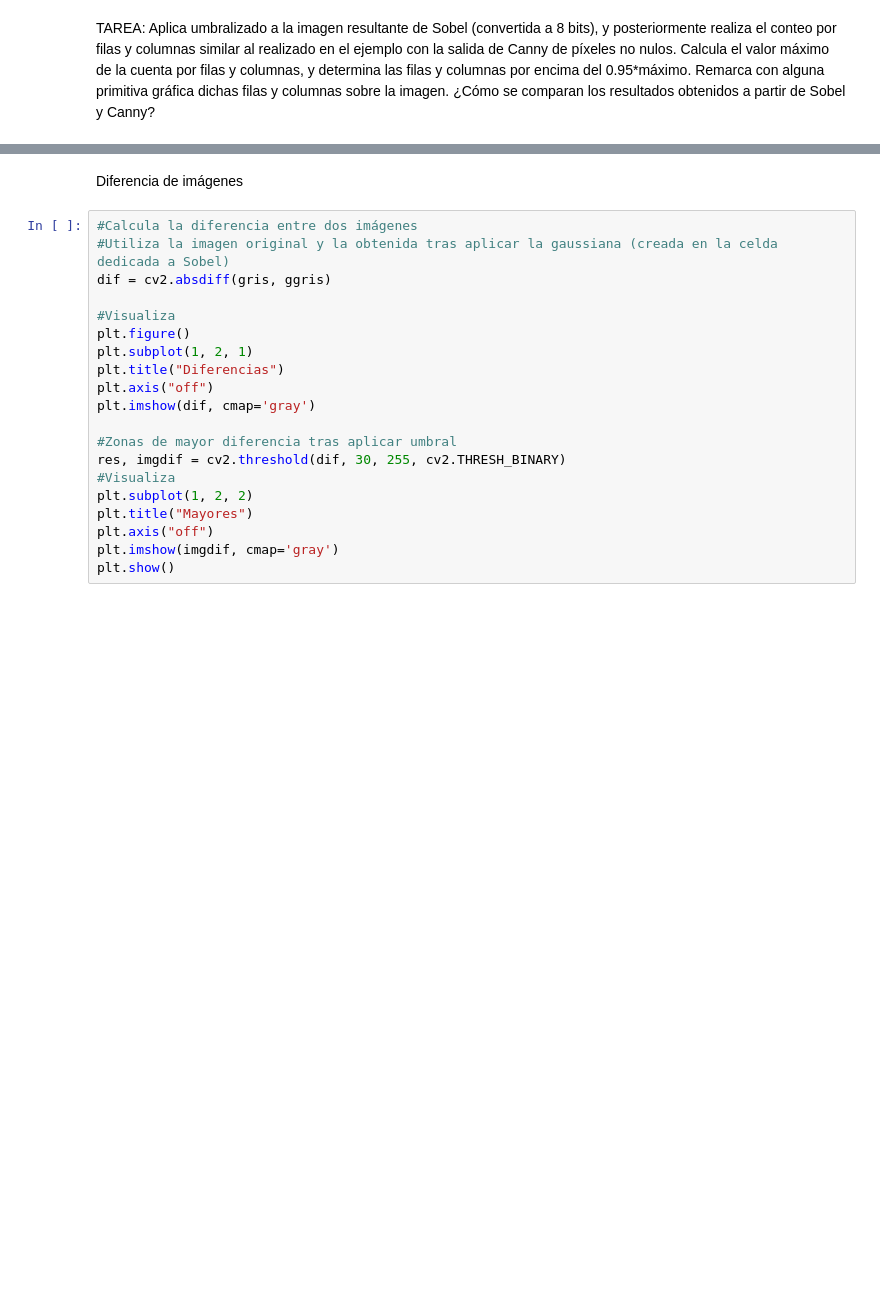
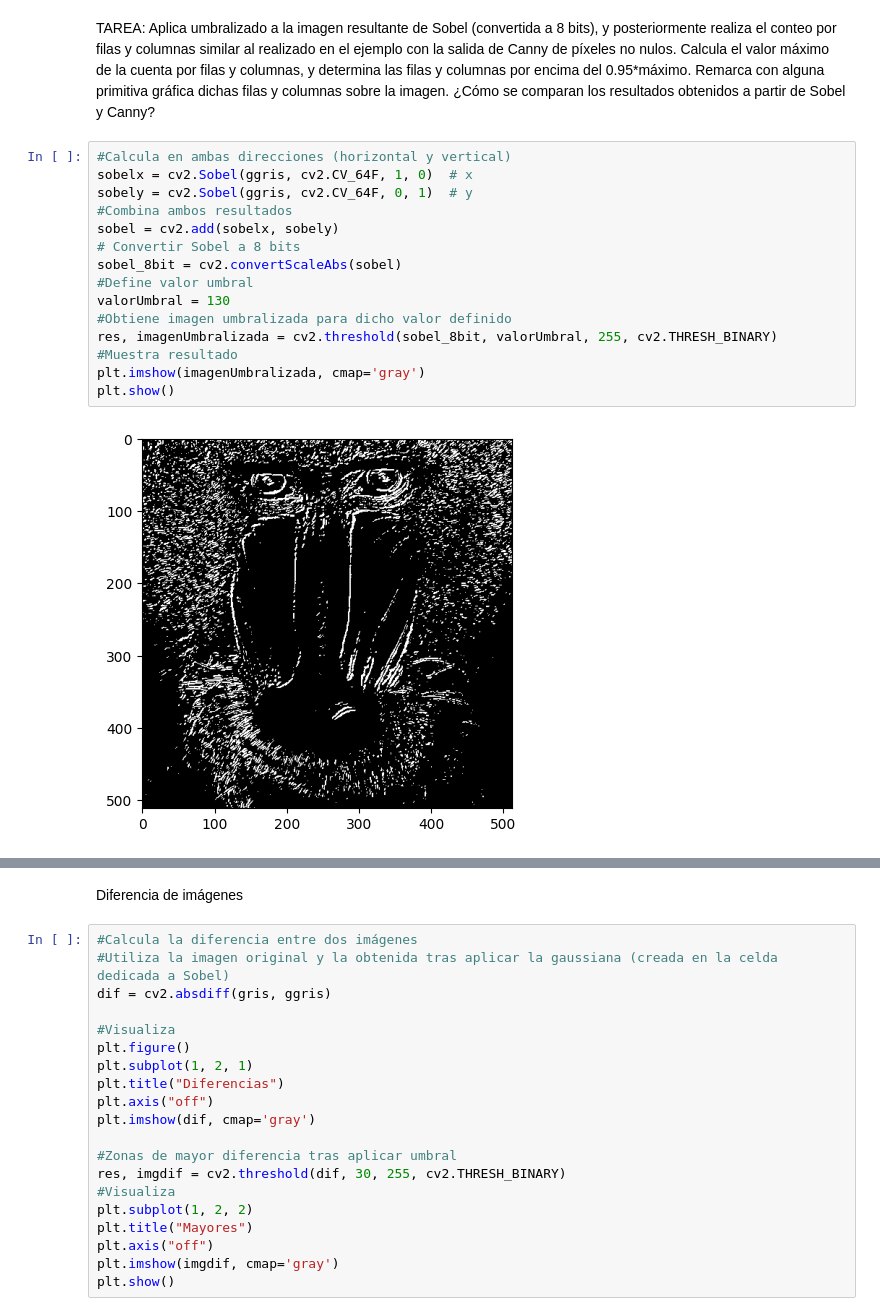
Before and after one commit to miguetech16/VC-Practicas, a Jupyter notebook: P2/VC_P2.ipynb, the cells around one changed output, grey strips where cells are left out. Cells and saved outputs as stored; diff of their text form; blank space fills up the shorter version.

```diff
--- a/P2/VC_P2.ipynb
+++ b/P2/VC_P2.ipynb
@@ -231,2 +245,19 @@ plt.xlim([0, 256])
 # %% [markdown]
 TAREA: Aplica umbralizado a la imagen resultante de Sobel (convertida a 8 bits), y posteriormente realiza el conteo por filas y columnas similar al realizado en el ejemplo con la salida de Canny de píxeles no nulos. Calcula el valor máximo de la cuenta por filas y columnas, y determina las filas y columnas por encima del 0.95*máximo. Remarca con alguna primitiva gráfica dichas filas y columnas sobre la imagen. ¿Cómo se comparan los resultados obtenidos a partir de Sobel y Canny?
+# %%
+#Calcula en ambas direcciones (horizontal y vertical)
+sobelx = cv2.Sobel(ggris, cv2.CV_64F, 1, 0)  # x
+sobely = cv2.Sobel(ggris, cv2.CV_64F, 0, 1)  # y
+#Combina ambos resultados
+sobel = cv2.add(sobelx, sobely)
+# Convertir Sobel a 8 bits
+sobel_8bit = cv2.convertScaleAbs(sobel)
+#Define valor umbral
+valorUmbral = 130
+#Obtiene imagen umbralizada para dicho valor definido
+res, imagenUmbralizada = cv2.threshold(sobel_8bit, valorUmbral, 255, cv2.THRESH_BINARY)
+#Muestra resultado
+plt.imshow(imagenUmbralizada, cmap='gray')
+plt.show()
+# %% [output]
+[figure, added]
```
Also changed, not shown: parts of 7 cells of this notebook, 1 other file.
